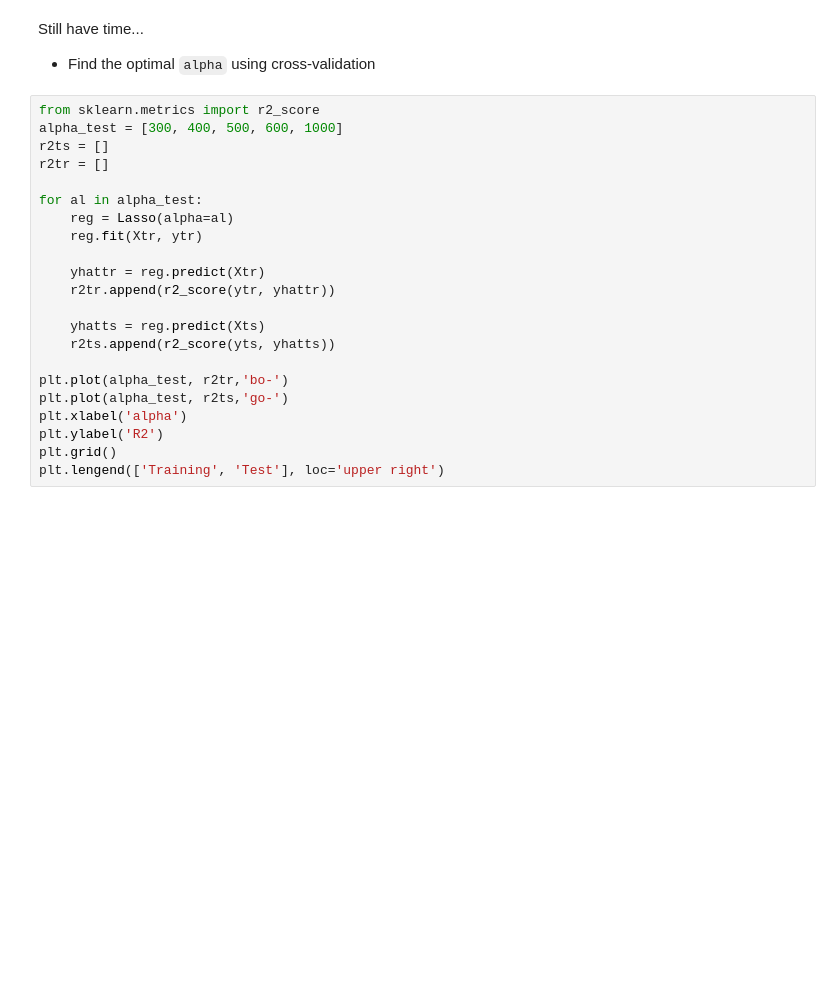
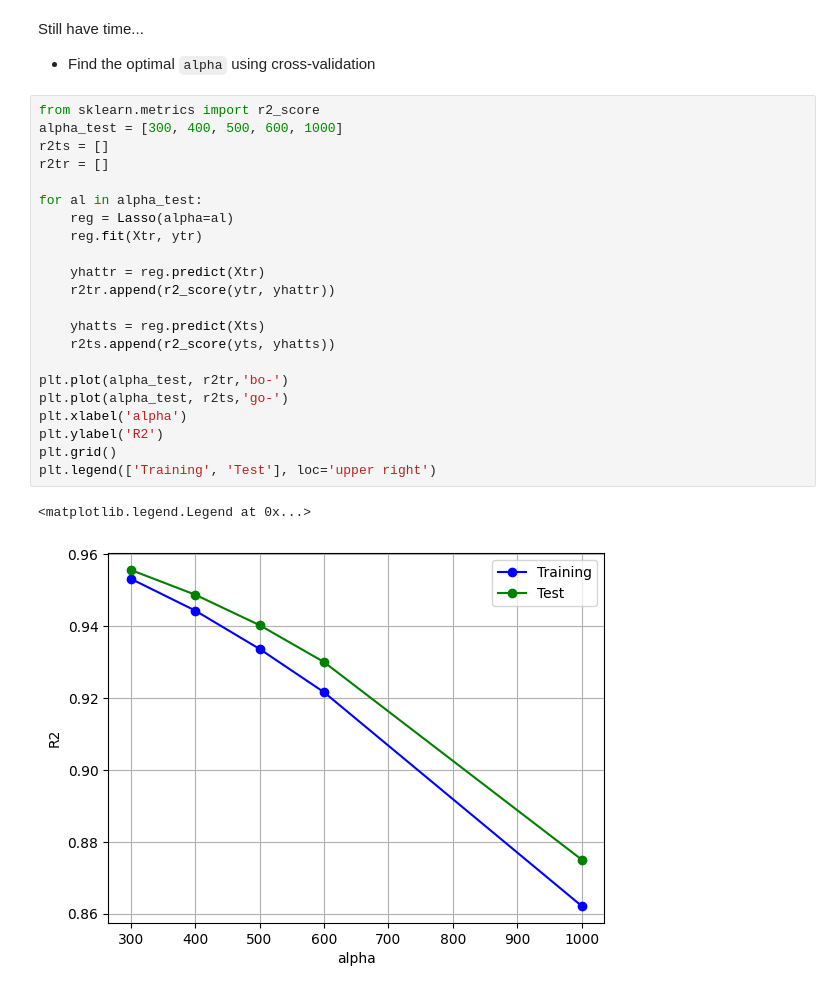
Before and after one commit to MYRONZHWENG/introml, a Jupyter notebook: unit05_lasso/lasso_in_class.ipynb, the cells around one changed output. Drawn from its saved outputs; the diff is of its cells as text; blank space fills up the shorter version.

```diff
--- a/unit05_lasso/lasso_in_class.ipynb
+++ b/unit05_lasso/lasso_in_class.ipynb
@@ -245,22 +245,25 @@ Still have time...
 # %%
 from sklearn.metrics import r2_score
 alpha_test = [300, 400, 500, 600, 1000]
 r2ts = []
 r2tr = []
 
 for al in alpha_test:
     reg = Lasso(alpha=al)
     reg.fit(Xtr, ytr)
 
     yhattr = reg.predict(Xtr)
     r2tr.append(r2_score(ytr, yhattr))
 
     yhatts = reg.predict(Xts)
     r2ts.append(r2_score(yts, yhatts))
 
 plt.plot(alpha_test, r2tr,'bo-')
 plt.plot(alpha_test, r2ts,'go-')
 plt.xlabel('alpha')
 plt.ylabel('R2')
 plt.grid()
-plt.lengend(['Training', 'Test'], loc='upper right')
+plt.legend(['Training', 'Test'], loc='upper right')
+# %% [output]
+<matplotlib.legend.Legend at 0x...>
+[figure, added]
```
Also changed, not shown: parts of 3 cells of this notebook.
